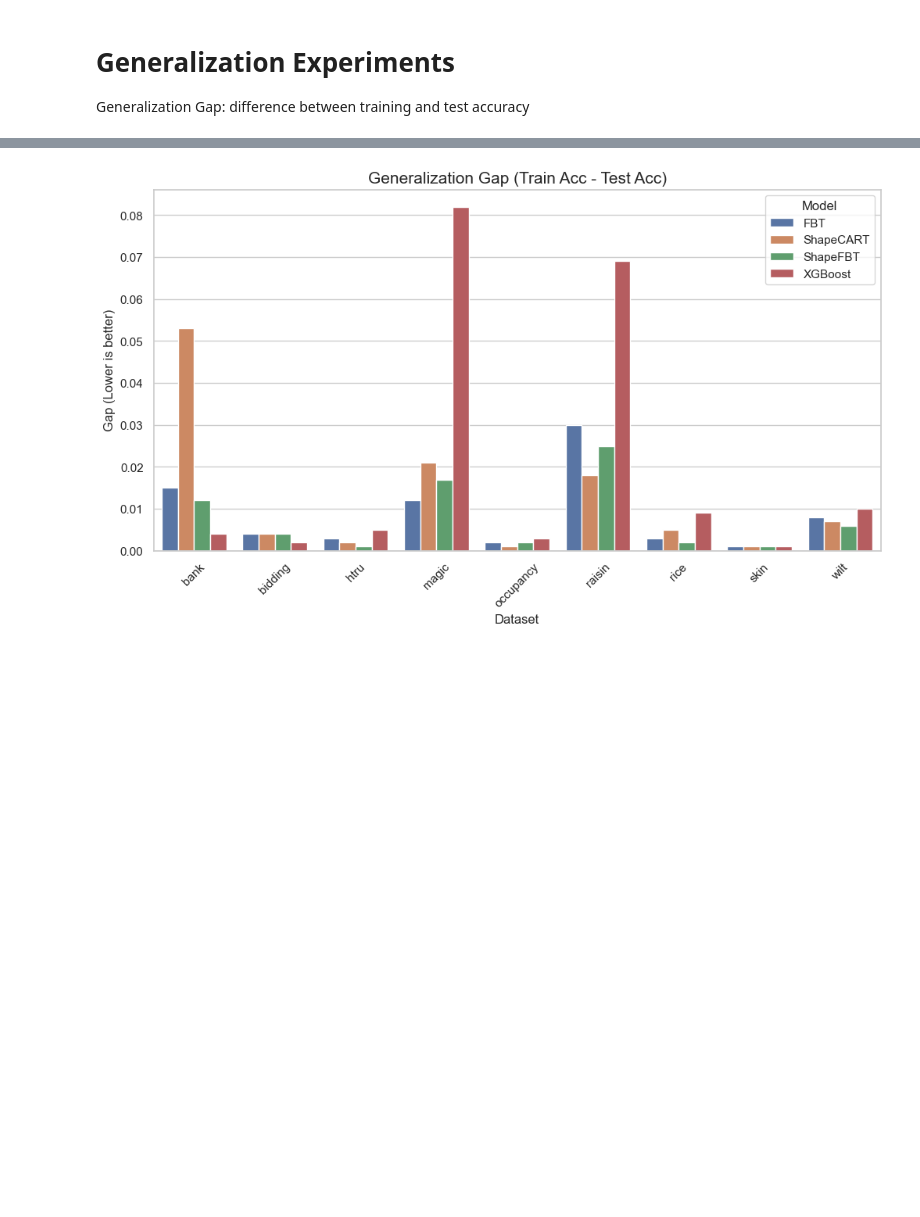
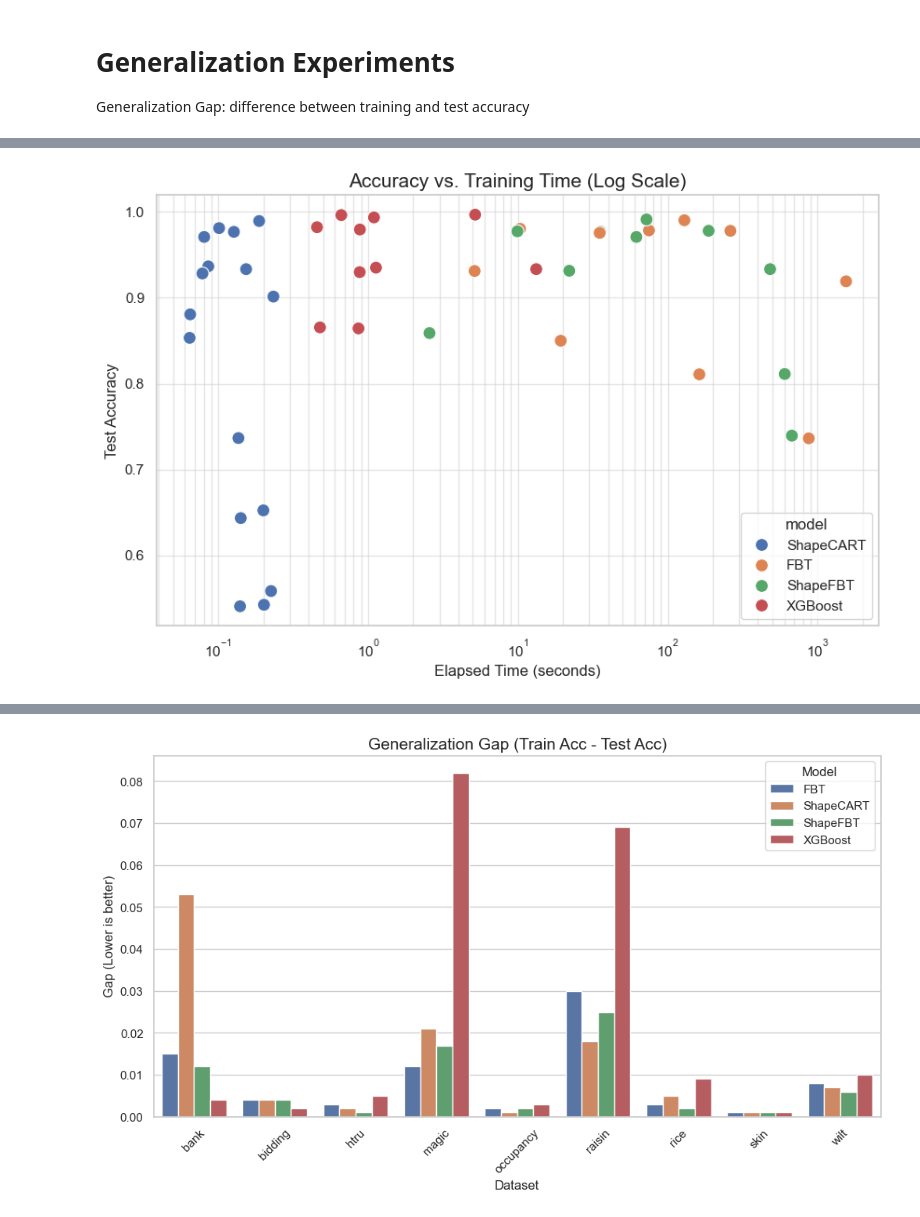
Before and after one commit to bzorbozan/SagiXGBoostTreeApproximator, a Jupyter notebook: analysis/generalization_analysis.ipynb, the cells around one changed output, grey strips where cells are left out. Saved outputs shown, nothing was run; the diff lists cells and outputs as text; code cells hidden in the pictures; blank space fills up the shorter version.

```diff
--- a/analysis/generalization_analysis.ipynb
+++ b/analysis/generalization_analysis.ipynb
@@ -21,0 +55,12 @@ sns.set_theme(style="whitegrid")
+# %%
+# Cell 4: Performance vs. Training Time (Log Scale)
+plt.figure(figsize=(10, 6))
+sns.scatterplot(data=best_per_dataset, x='elapsed_time', y='test_acc', hue='model', s=100)
+plt.xscale('log')
+plt.title('Accuracy vs. Training Time (Log Scale)', fontsize=15)
+plt.xlabel('Elapsed Time (seconds)')
+plt.ylabel('Test Accuracy')
+plt.grid(True, which="both", ls="-", alpha=0.5)
+plt.show()
+# %% [output]
+[figure, added]
```
Also changed, not shown: parts of 6 cells of this notebook, 7 other files.
